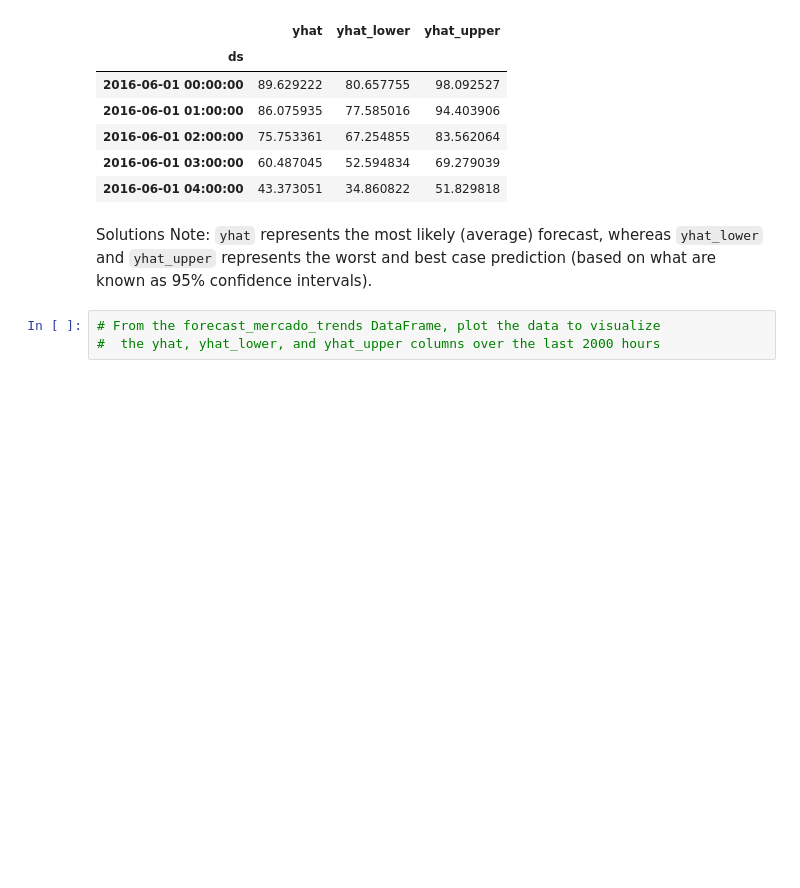
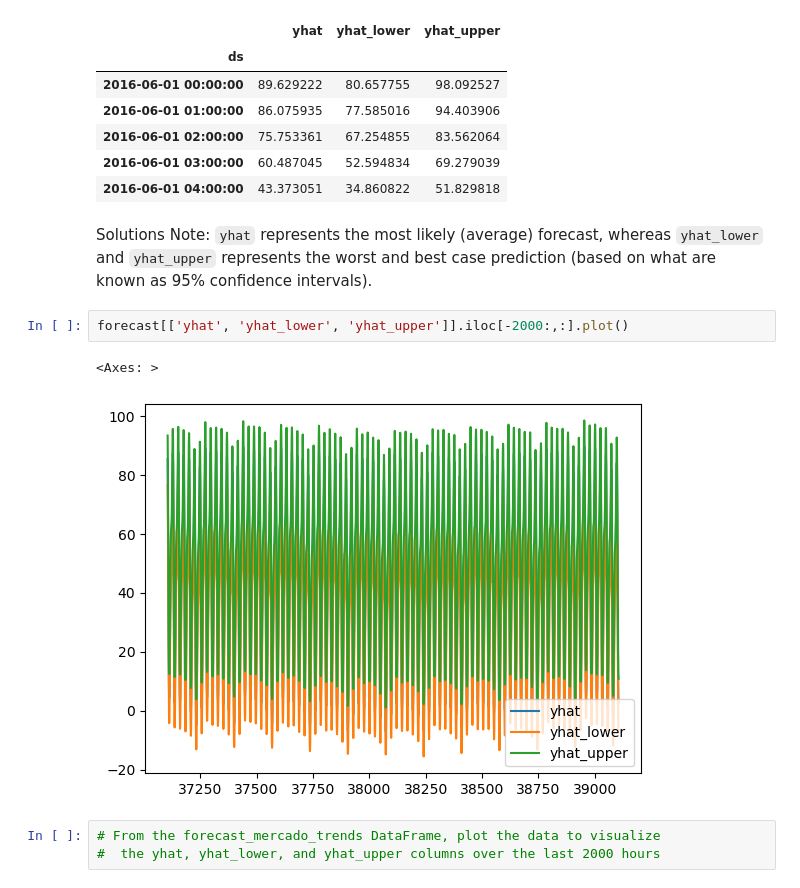
Before and after one commit to jjmccarty/prophet-challenge, a Jupyter notebook: forecasting_net_prophet.ipynb, the cells around one changed output. Saved outputs shown, nothing was run; the diff lists cells and outputs as text; blank space fills up the shorter version.

```diff
--- a/forecasting_net_prophet.ipynb
+++ b/forecasting_net_prophet.ipynb
@@ -688,6 +688,11 @@ forecast[['ds', 'yhat', 'yhat_lower', 'yhat_upper']]
 | 2016-06-01 04:00:00 | 43.373051 | 34.860822 | 51.829818 |
 # %% [markdown]
 Solutions Note: `yhat` represents the most likely (average) forecast, whereas `yhat_lower` and `yhat_upper` represents the worst and best case prediction (based on what are known as 95% confidence intervals).
+# %%
+forecast[['yhat', 'yhat_lower', 'yhat_upper']].iloc[-2000:,:].plot()
+# %% [output]
+<Axes: >
+[figure, added]
 # %%
 # From the forecast_mercado_trends DataFrame, plot the data to visualize
 #  the yhat, yhat_lower, and yhat_upper columns over the last 2000 hours
```
Also changed, not shown: parts of 1 cell of this notebook.
